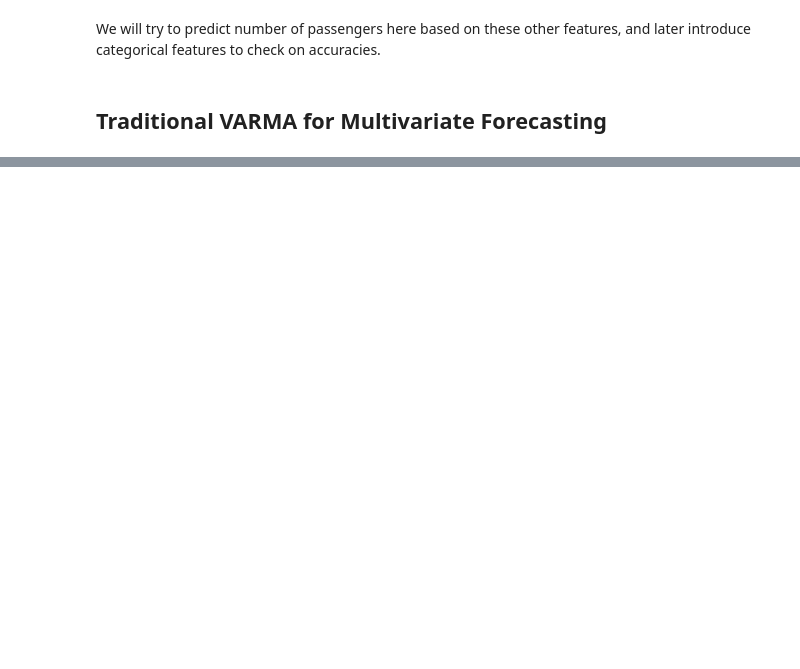
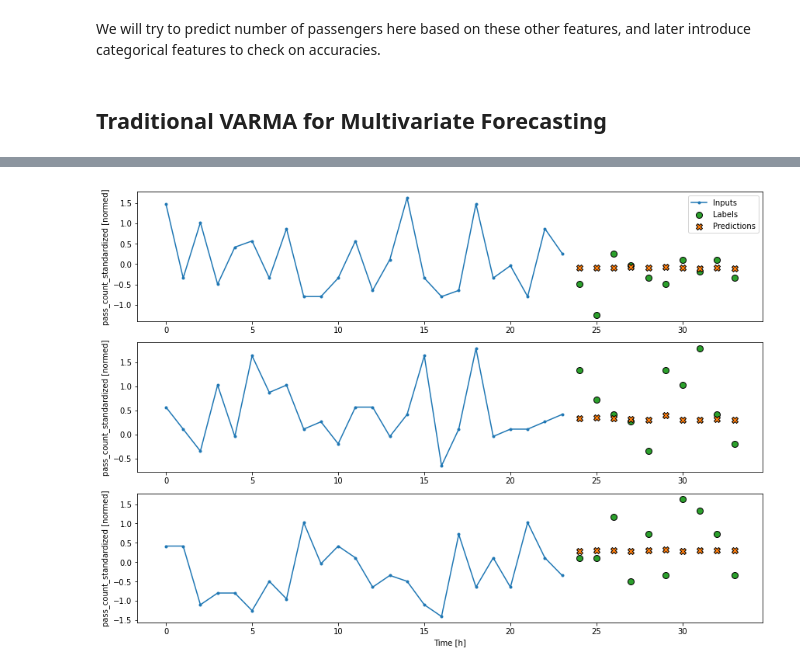
Before and after one commit to shubacca/utils-ts, a Jupyter notebook: NYC_analysis.ipynb, the cells around one changed output, grey strips where cells are left out. Cells and saved outputs as stored; diff of their text form; code cells hidden in the pictures; blank space fills up the shorter version.

```diff
--- a/NYC_analysis.ipynb
+++ b/NYC_analysis.ipynb
@@ -126,3 +173,7 @@ Epoch 2/2
+# %%
+multi_window.plot(multi_dense_model)
+# %% [output]
+[figure, added]
 # %%
 multi_lstm_model = tf.keras.Sequential([
     # Shape [batch, time, features] => [batch, lstm_units].
```
Also changed, not shown: parts of 29 cells of this notebook, 3 other files.
